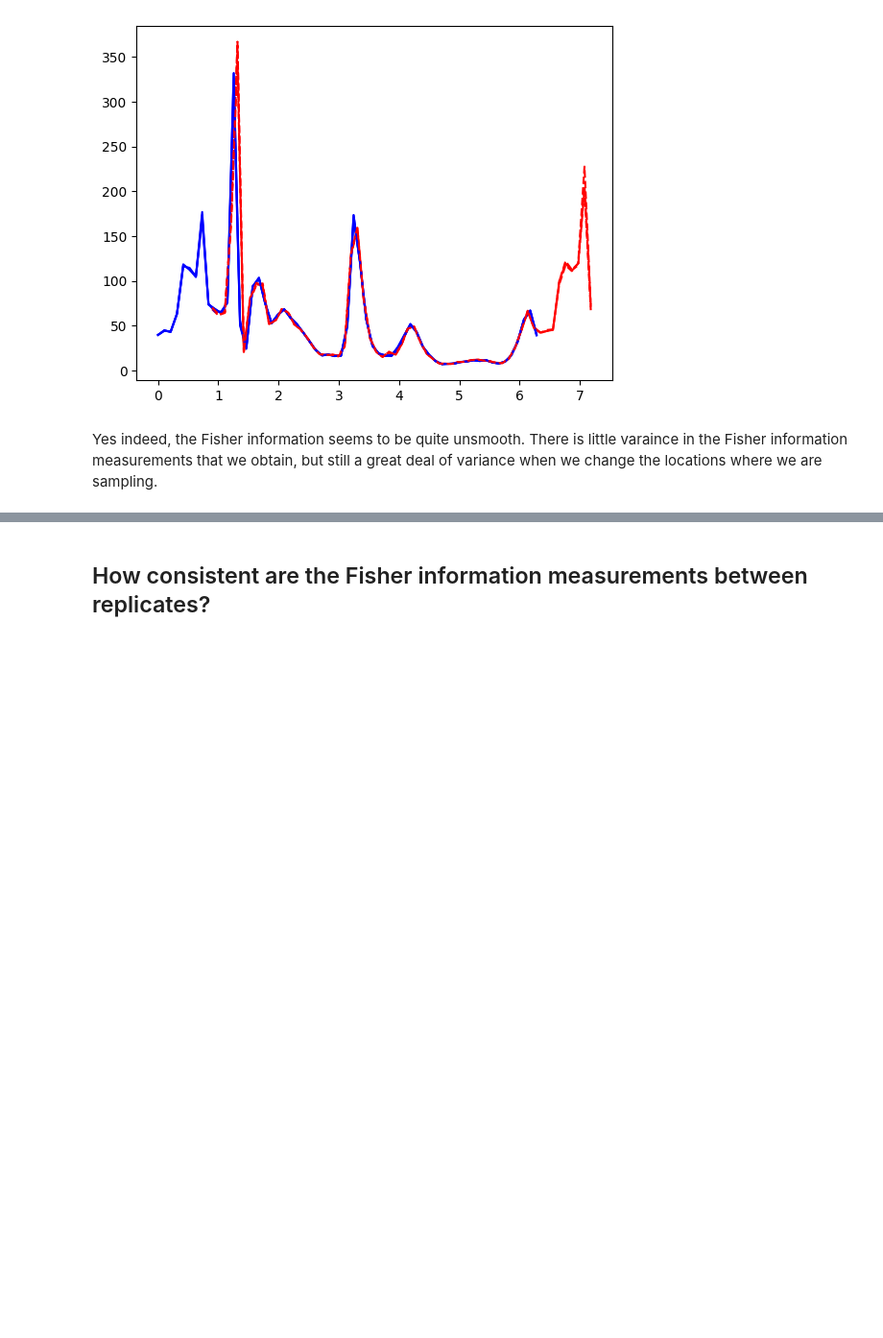
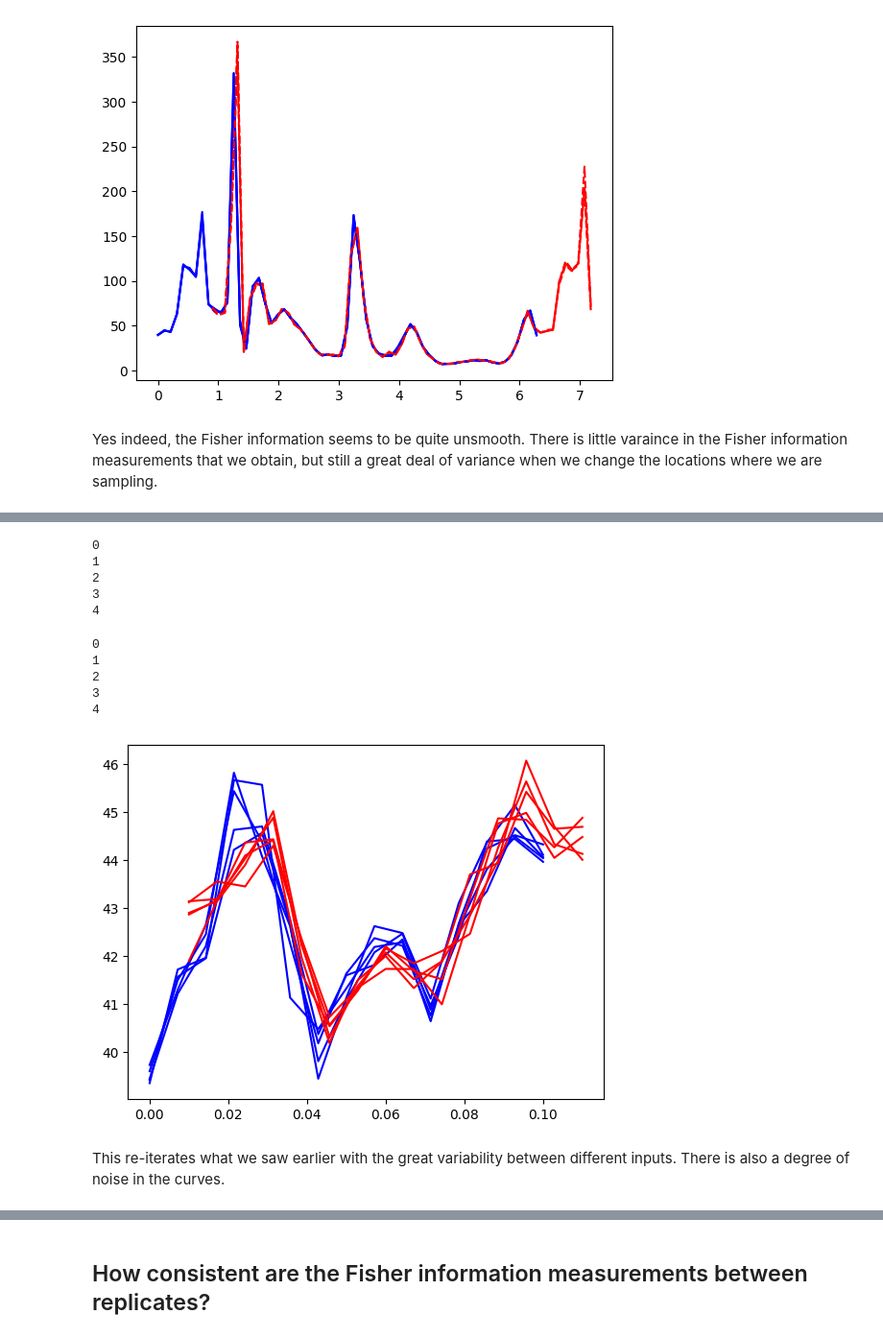
Before and after one commit to lrast/angleFinetuning, a Jupyter notebook: Results2.2-backprop_dynamics.ipynb, the cells around one changed output, grey strips where cells are left out. Shown at 96% size. Cells and saved outputs as stored; diff of their text form; code cells hidden in the pictures; blank space fills up the shorter version.

```diff
--- a/Results2.2-backprop_dynamics.ipynb
+++ b/Results2.2-backprop_dynamics.ipynb
@@ -1326,6 +1403,8 @@ I've noticed that small changes in the domain result in large changes in the Fis
 %run discriminationAnalysis.py
 ckpt = 'trainedParameters/Exp8/dropout/linear/low_conc/rep0/epoch=571-step=146432.ckpt'
 model = EstimateAngle_Faces_final.load_from_checkpoint(ckpt, loss_pair=('linear', lambda d:d))
+
+Fisher_derivatives_faces_total = Fisher_derivatives_faces
 # %%
 baseline = np.linspace(0, 2*np.pi, 61)
 jitter = baseline + 0.9
@@ -1342,0 +1442,34 @@ Yes indeed, the Fisher information seems to be quite unsmooth. There is little v
+# %%
+FIs = []
+for rep in range(5):
+    FI = Fisher_derivatives_faces_optimized(model, np.linspace(0, 0.1, 15), num_samples=1000)
+    FIs.append(FI)
+    print(rep)
+# %% [output]
+0
+1
+2
+3
+4
+# %%
+FIs2 = []
+for rep in range(5):
+    FI = Fisher_derivatives_faces_optimized(model, np.linspace(0.01, 0.11, 15), num_samples=1000)
+    FIs2.append(FI)
+    print(rep)
+# %% [output]
+0
+1
+2
+3
+4
+# %%
+for FI in FIs:
+    plt.plot(np.linspace(0, 0.1, 15), FI, 'b')
+
+for FI in FIs2:
+    plt.plot(np.linspace(0.01, 0.11, 15), FI, 'r')
+# %% [output]
+[figure, added]
+# %% [markdown]
+This re-iterates what we saw earlier with the great variability between different inputs. There is also a degree of noise in the curves.
```
Also changed, not shown: parts of 20 cells of this notebook, 3 other files.
